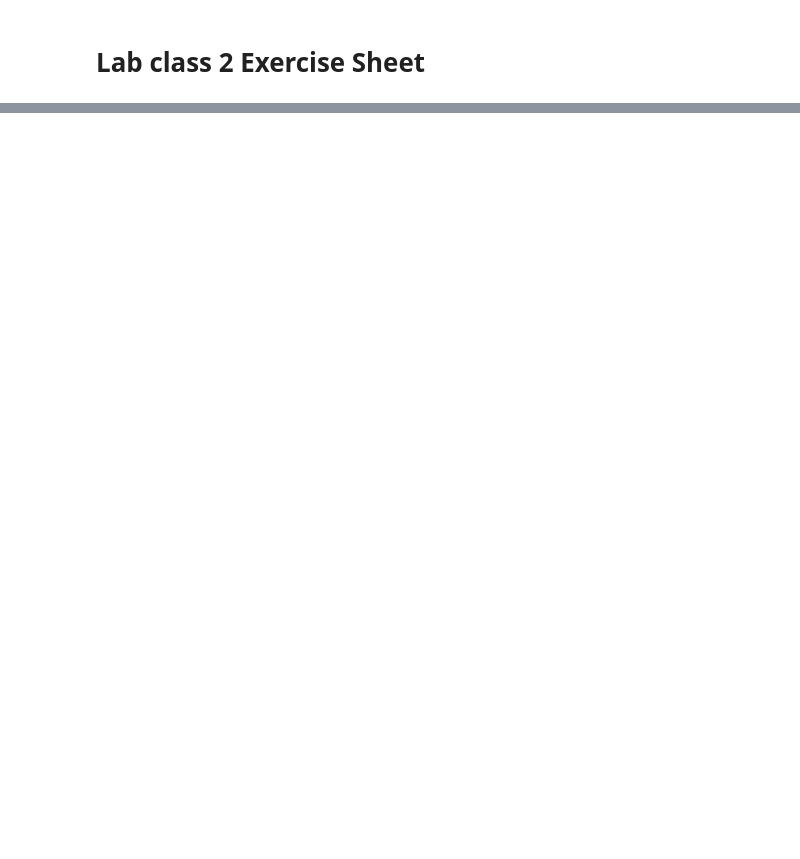
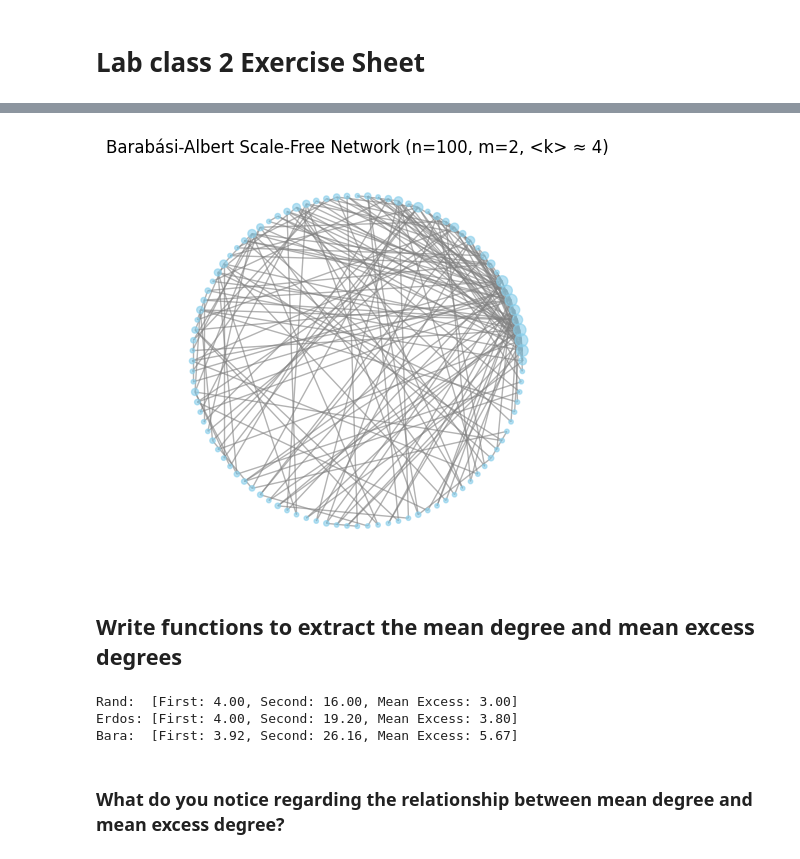
Before and after one commit to LukeBirkett/study-planner, a Jupyter notebook: 981G5_Network_Science/labs/week_2/week_2_lab.ipynb, the cells around one changed output, grey strips where cells are left out. Drawn from its saved outputs; the diff is of its cells as text; code cells hidden in the pictures; blank space fills up the shorter version.

```diff
--- a/981G5_Network_Science/labs/week_2/week_2_lab.ipynb
+++ b/981G5_Network_Science/labs/week_2/week_2_lab.ipynb
@@ -108,0 +303,37 @@ If you remove both 0-degree and 1-degree nodes simultaneously, the impact on the
+# %%
+import networkx as nx
+import matplotlib.pyplot as plt
+
+# --- Parameters ---
+n = 100
+target_k = 4
+m = target_k // 2  # For BA graphs, mean degree <k> is approximately 2 * m
+
+# 1. Create the Barabási-Albert (Scale-Free) network
+G_bara = nx.barabasi_albert_graph(n=n, m=m, seed=41)
+
+# 2. Set the figure size
+plt.figure(figsize=(4, 4))
+
+# 3. Use a Circular Layout
+# Note: Hubs will appear as nodes with many "chords" crossing the circle
+pos = nx.circular_layout(G_bara)
+
+# 4. Draw the graph
+# Optional: scale node_size by degree to visually identify the hubs
+degrees = [G_bara.degree(node) for node in G_bara.nodes()]
+node_sizes = [d * 5 for d in degrees]
+
+nx.draw(G_bara, pos,
+        node_size=node_sizes,
+        node_color='skyblue',
+        edge_color='gray',
+        alpha=0.6,
+        with_labels=False)
+
+plt.title(f"Barabási-Albert Scale-Free Network (n={n}, m={m}, <k> ≈ {target_k})")
+plt.show()
+# %% [output]
+[figure, added]
+# %% [markdown]
+## Write functions to extract the mean degree and mean excess degrees
@@ -108,0 +365,14 @@ If you remove both 0-degree and 1-degree nodes simultaneously, the impact on the
+# %%
+Gr = calculate_network_stats(G_rand)
+Ge = calculate_network_stats(G_erdos)
+Gb = calculate_network_stats(G_bara)
+
+print(f"Rand:  [First: {Gr[0]:.2f}, Second: {Gr[1]:.2f}, Mean Excess: {Gr[2]:.2f}]")
+print(f"Erdos: [First: {Ge[0]:.2f}, Second: {Ge[1]:.2f}, Mean Excess: {Ge[2]:.2f}]")
+print(f"Bara:  [First: {Gb[0]:.2f}, Second: {Gb[1]:.2f}, Mean Excess: {Gb[2]:.2f}]")
+# %% [output]
+Rand:  [First: 4.00, Second: 16.00, Mean Excess: 3.00]
+Erdos: [First: 4.00, Second: 19.20, Mean Excess: 3.80]
+Bara:  [First: 3.92, Second: 26.16, Mean Excess: 5.67]
+# %% [markdown]
+### What do you notice regarding the relationship between mean degree and mean excess degree?
```
Also changed, not shown: parts of 53 cells of this notebook.
